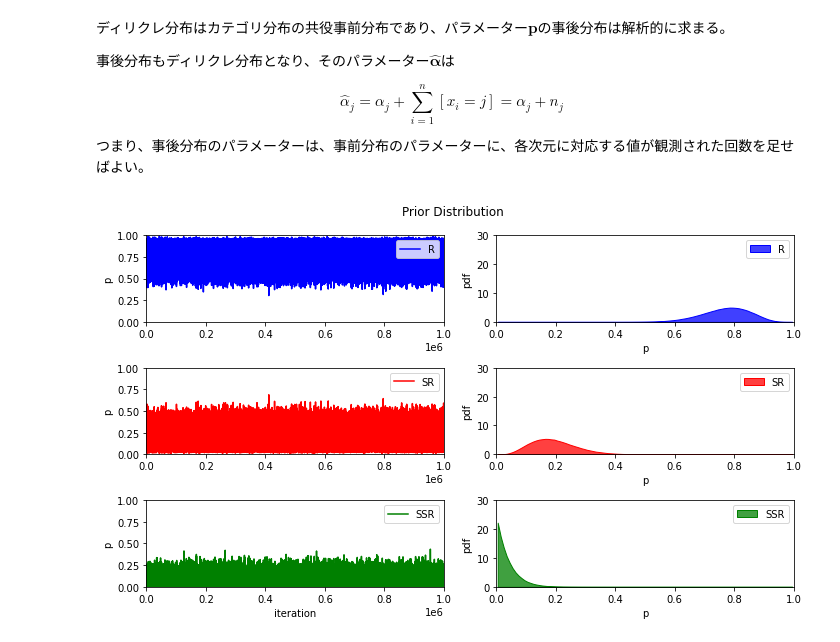
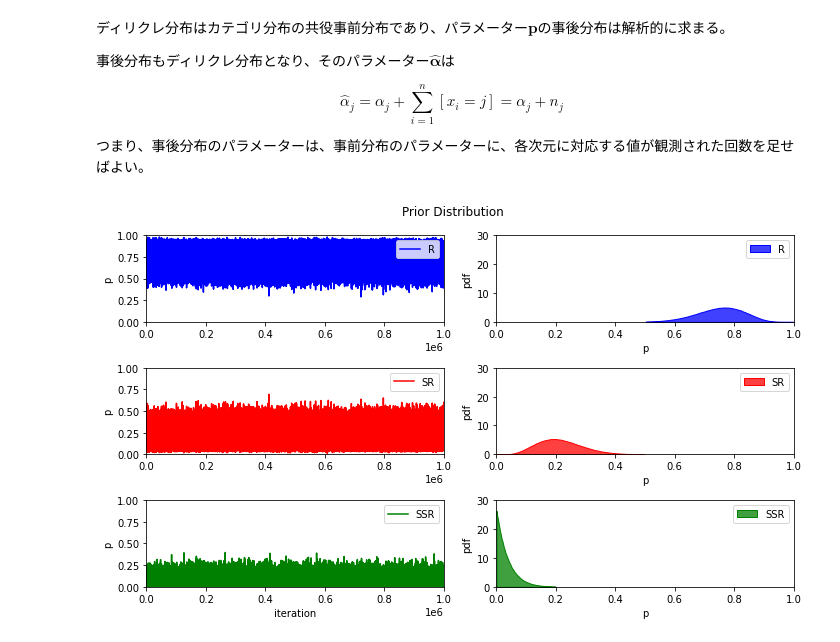
Before and after one commit to kokuno173/gacha, a Jupyter notebook: ガチャ確率ベイズ推定.ipynb, the cells around one changed output. Cells and saved outputs as stored; diff of their text form; code cells hidden in the pictures.

```diff
--- a/ガチャ確率ベイズ推定.ipynb
+++ b/ガチャ確率ベイズ推定.ipynb
@@ -26,7 +26,7 @@ R: 0 / SR: 1 / SSR: 2
 # %%
 x = [
     1, 0, 0, 0, 0, 0, 0, 0, 0, 0, 0, 0, 0, 0, 1, 0, 0, 0, 0, 1,
-    0, 0, 1
+    0, 0, 1, 1, 0
 #               5             10             15             20
 ]  # 0: R, 1: SR, 2: SSR
 
@@ -224,6 +224,6 @@ plot_sample(sample, bins=20, xlim=(0, 1), ylim=(0, 30), element='step')
 alpha = np.ones(3) + np.array([count[i] for i in range(3)])
 sample = stats.dirichlet.rvs(alpha, size=int(1e6), random_state=1)
 # %%
-plot_sample(sample, bins=100, xlim=(0, 1), ylim=(0, 30), element='poly')
+plot_sample(sample, bins=100, xlim=(0, 1), ylim=(0, 30), element='poly', binrange=((0.5, 1), (0, 0.5), (0, 0.2)))
 # %% [output]
-[figure, old version]
+[figure, new version]
```
Also changed, not shown: parts of 8 cells of this notebook, 1 other file.
